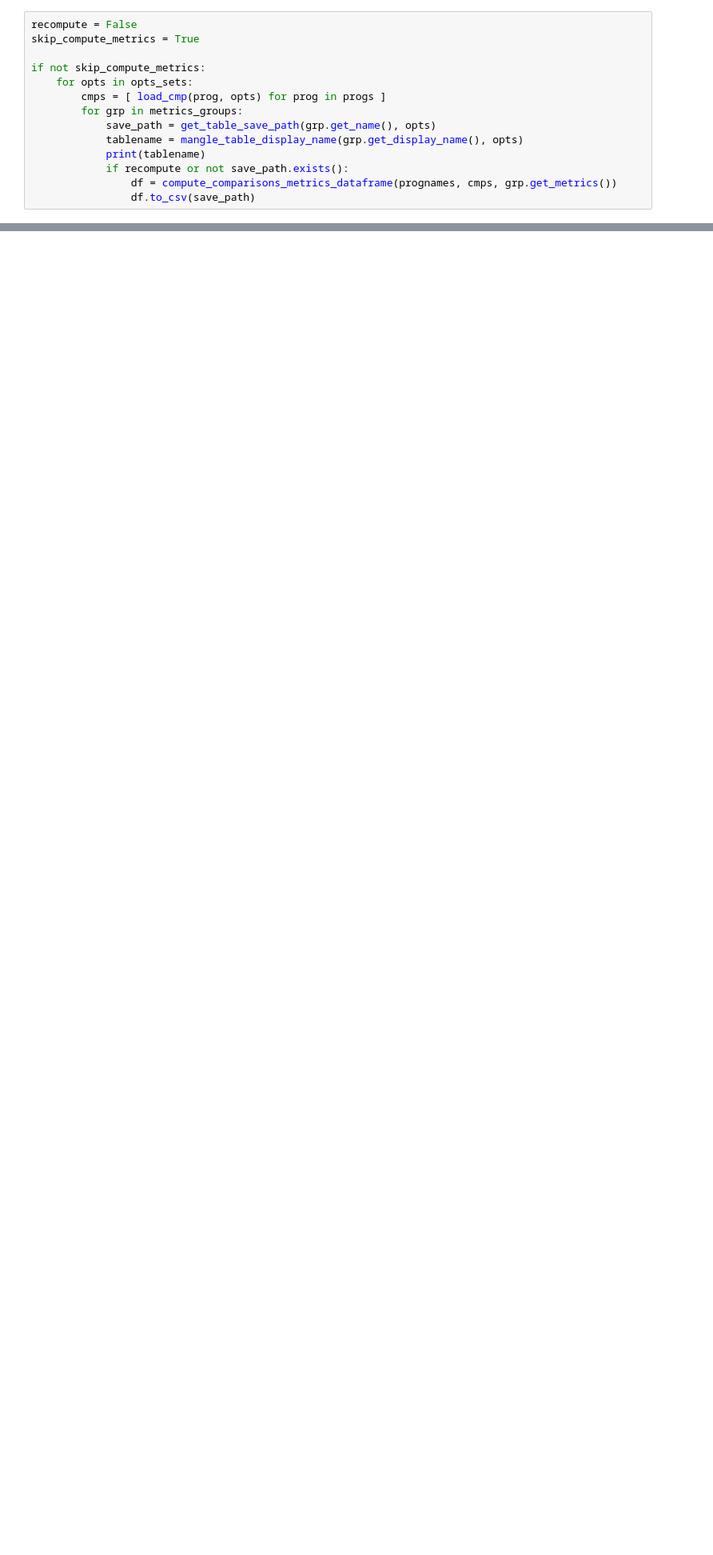
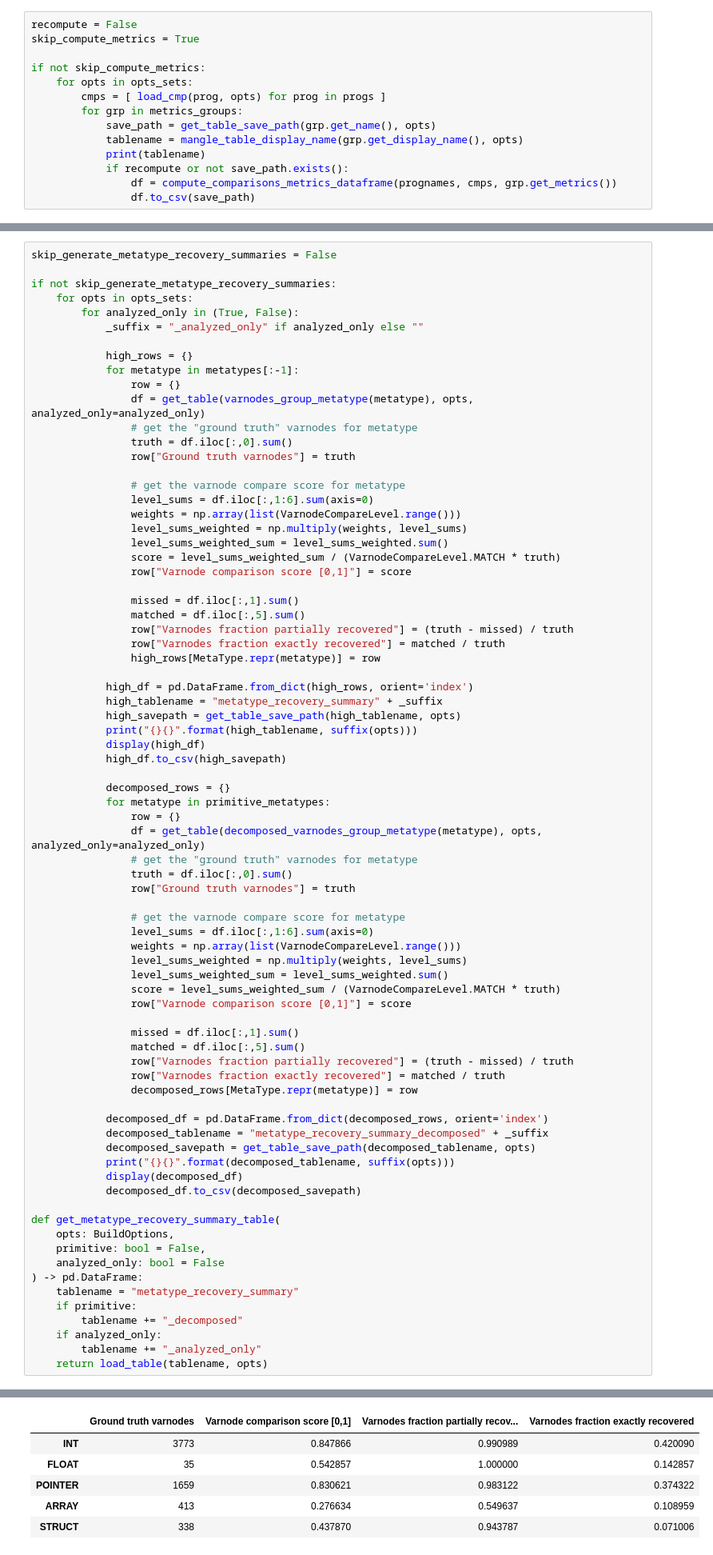
Before and after one commit to jace-kline/thesis, a Jupyter notebook: notebooks/coreutils_metrics.ipynb, the cells around one changed output, grey strips where cells are left out. Shown: that part at 80% size. Saved outputs shown, nothing was run; the diff lists cells and outputs as text; blank space fills up the shorter version.

```diff
--- a/notebooks/coreutils_metrics.ipynb
+++ b/notebooks/coreutils_metrics.ipynb
@@ -322,0 +413,78 @@ df
+# %%
+skip_generate_metatype_recovery_summaries = False
+
+if not skip_generate_metatype_recovery_summaries:
+    for opts in opts_sets:
+        for analyzed_only in (True, False):
+            _suffix = "_analyzed_only" if analyzed_only else ""
+
+            high_rows = {}
+            for metatype in metatypes[:-1]:
+                row = {}
+                df = get_table(varnodes_group_metatype(metatype), opts, analyzed_only=analyzed_only)
+                # get the "ground truth" varnodes for metatype
+                truth = df.iloc[:,0].sum()
+                row["Ground truth varnodes"] = truth
+
+                # get the varnode compare score for metatype
+                level_sums = df.iloc[:,1:6].sum(axis=0)
+                weights = np.array(list(VarnodeCompareLevel.range()))
+                level_sums_weighted = np.multiply(weights, level_sums)
+                level_sums_weighted_sum = level_sums_weighted.sum()
+                score = level_sums_weighted_sum / (VarnodeCompareLevel.MATCH * truth)
+                row["Varnode comparison score [0,1]"] = score
+
+                missed = df.iloc[:,1].sum()
+                matched = df.iloc[:,5].sum()
+                row["Varnodes fraction partially recovered"] = (truth - missed) / truth
+                row["Varnodes fraction exactly recovered"] = matched / truth
+                high_rows[MetaType.repr(metatype)] = row
+
+            high_df = pd.DataFrame.from_dict(high_rows, orient='index')
+            high_tablename = "metatype_recovery_summary" + _suffix
+            high_savepath = get_table_save_path(high_tablename, opts)
+            print("{}{}".format(high_tablename, suffix(opts)))
+            display(high_df)
+            high_df.to_csv(high_savepath)
+
+            decomposed_rows = {}
+            for metatype in primitive_metatypes:
+                row = {}
+                df = get_table(decomposed_varnodes_group_metatype(metatype), opts, analyzed_only=analyzed_only)
+                # get the "ground truth" varnodes for metatype
+                truth = df.iloc[:,0].sum()
+                row["Ground truth varnodes"] = truth
+
+                # get the varnode compare score for metatype
+                level_sums = df.iloc[:,1:6].sum(axis=0)
+                weights = np.array(list(VarnodeCompareLevel.range()))
+                level_sums_weighted = np.multiply(weights, level_sums)
+                level_sums_weighted_sum = level_sums_weighted.sum()
+                score = level_sums_weighted_sum / (VarnodeCompareLevel.MATCH * truth)
+                row["Varnode comparison score [0,1]"] = score
+
+                missed = df.iloc[:,1].sum()
+                matched = df.iloc[:,5].sum()
+                row["Varnodes fraction partially recovered"] = (truth - missed) / truth
+                row["Varnodes fraction exactly recovered"] = matched / truth
+                decomposed_rows[MetaType.repr(metatype)] = row
+
+            decomposed_df = pd.DataFrame.from_dict(decomposed_rows, orient='index')
+            decomposed_tablename = "metatype_recovery_summary_decomposed" + _suffix
+            decomposed_savepath = get_table_save_path(decomposed_tablename, opts)
+            print("{}{}".format(decomposed_tablename, suffix(opts)))
+            display(decomposed_df)
+            decomposed_df.to_csv(decomposed_savepath)
+
+def get_metatype_recovery_summary_table(
+    opts: BuildOptions,
+    primitive: bool = False,
+    analyzed_only: bool = False
+) -> pd.DataFrame:
+    tablename = "metatype_recovery_summary"
+    if primitive:
+        tablename += "_decomposed"
+    if analyzed_only:
+        tablename += "_analyzed_only"
+    return load_table(tablename, opts)
+# %% [output]
@@ -322,0 +492,6 @@ df
+|  | Ground truth varnodes | Varnode comparison score [0,1] | Varnodes fraction partially recov... | Varnodes fraction exactly recovered |
+| INT | 3773 | 0.847866 | 0.990989 | 0.420090 |
+| FLOAT | 35 | 0.542857 | 1.000000 | 0.142857 |
+| POINTER | 1659 | 0.830621 | 0.983122 | 0.374322 |
+| ARRAY | 413 | 0.276634 | 0.549637 | 0.108959 |
+| STRUCT | 338 | 0.437870 | 0.943787 | 0.071006 |
```
Also changed, not shown: parts of 4 cells of this notebook, 27 other files.
